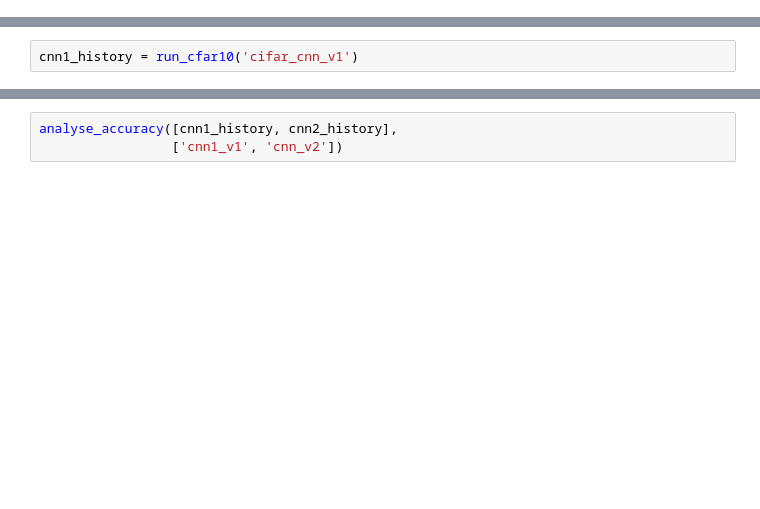
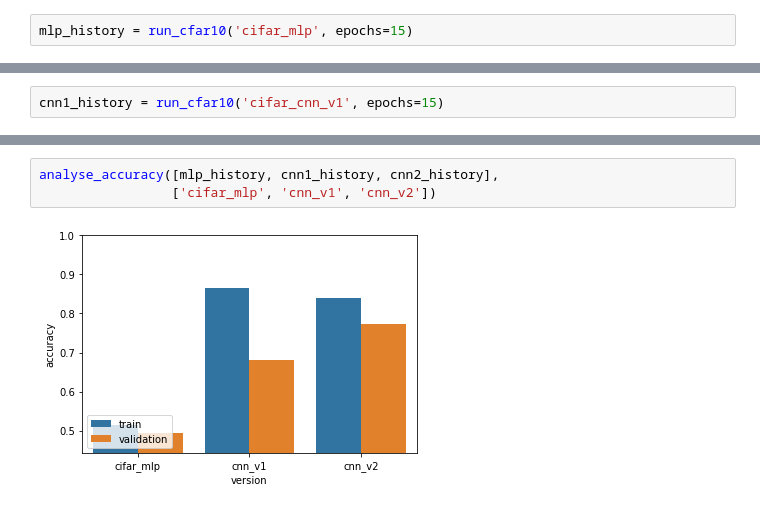
Before and after one commit to 62random/deep-learning-basics, a Jupyter notebook: src/cifar.ipynb, the cells around one changed output, grey strips where cells are left out. Drawn from its saved outputs; the diff is of its cells as text; blank space fills up the shorter version.

Commit message:
cnns mnist, cifar, cinic10

```diff
--- a/src/cifar.ipynb
+++ b/src/cifar.ipynb
@@ -52 +55,3 @@ Downloading data from https://www.cs.toronto.edu/~kriz/cifar-10-python.tar.gz
 [figure]
+# %%
+mlp_history = run_cfar10('cifar_mlp', epochs=15)
@@ -53,5 +78,5 @@ Downloading data from https://www.cs.toronto.edu/~kriz/cifar-10-python.tar.gz
 # %%
-cnn1_history = run_cfar10('cifar_cnn_v1')
+cnn1_history = run_cfar10('cifar_cnn_v1', epochs=15)
 # %% [output]
 Model: "sequential_1"
 _________________________________________________________________
@@ -100,3 +125,5 @@ Epoch 7/10
 # %%
-analyse_accuracy([cnn1_history, cnn2_history],
-                 ['cnn1_v1', 'cnn_v2'])
+analyse_accuracy([mlp_history, cnn1_history, cnn2_history],
+                 ['cifar_mlp', 'cnn_v1', 'cnn_v2'])
+# %% [output]
+[figure, added]
```
Also changed, not shown: parts of 4 cells of this notebook, 17 other files.
